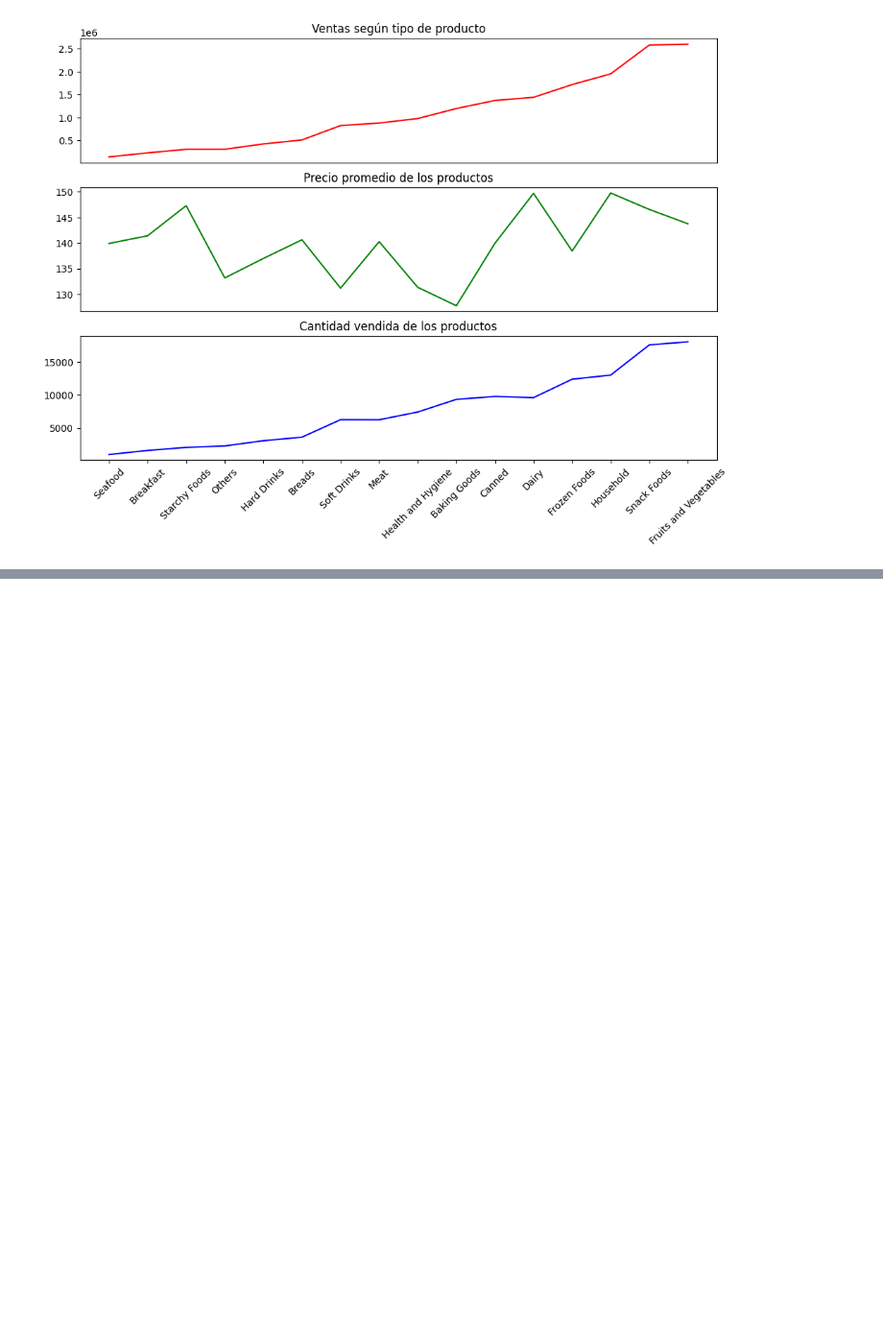
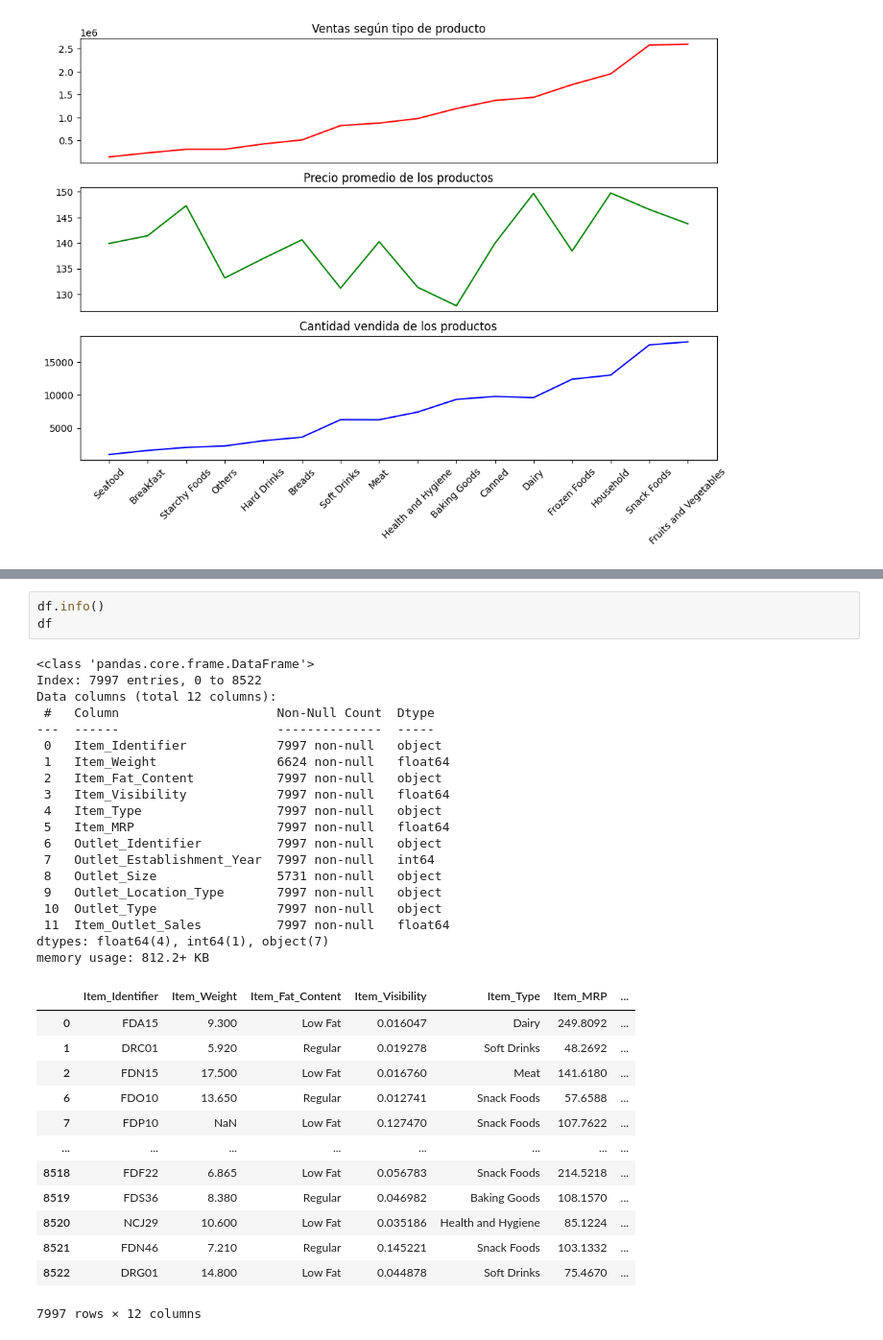
Before and after one commit to Fermasango28/Fermasango28, a Jupyter notebook: Predicccion.ipynb, the cells around one changed output, grey strips where cells are left out. Shown: that part at 96% size. Cells and saved outputs as stored; diff of their text form; blank space fills up the shorter version.

```diff
--- a/Predicccion.ipynb
+++ b/Predicccion.ipynb
@@ -181,0 +245,36 @@ plt.show()
+# %%
+df.info()
+df
+# %% [output]
+<class 'pandas.core.frame.DataFrame'>
+Index: 7997 entries, 0 to 8522
+Data columns (total 12 columns):
+ #   Column                     Non-Null Count  Dtype
+---  ------                     --------------  -----
+ 0   Item_Identifier            7997 non-null   object
+ 1   Item_Weight                6624 non-null   float64
+ 2   Item_Fat_Content           7997 non-null   object
+ 3   Item_Visibility            7997 non-null   float64
+ 4   Item_Type                  7997 non-null   object
+ 5   Item_MRP                   7997 non-null   float64
+ 6   Outlet_Identifier          7997 non-null   object
+ 7   Outlet_Establishment_Year  7997 non-null   int64
+ 8   Outlet_Size                5731 non-null   object
+ 9   Outlet_Location_Type       7997 non-null   object
+ 10  Outlet_Type                7997 non-null   object
+ 11  Item_Outlet_Sales          7997 non-null   float64
+dtypes: float64(4), int64(1), object(7)
+memory usage: 812.2+ KB
+|  | Item_Identifier | Item_Weight | Item_Fat_Content | Item_Visibility | Item_Type | Item_MRP | ... |
+| 0 | FDA15 | 9.300 | Low Fat | 0.016047 | Dairy | 249.8092 | ... |
+| 1 | DRC01 | 5.920 | Regular | 0.019278 | Soft Drinks | 48.2692 | ... |
+| 2 | FDN15 | 17.500 | Low Fat | 0.016760 | Meat | 141.6180 | ... |
+| 6 | FDO10 | 13.650 | Regular | 0.012741 | Snack Foods | 57.6588 | ... |
+| 7 | FDP10 | NaN | Low Fat | 0.127470 | Snack Foods | 107.7622 | ... |
+| ... | ... | ... | ... | ... | ... | ... | ... |
+| 8518 | FDF22 | 6.865 | Low Fat | 0.056783 | Snack Foods | 214.5218 | ... |
+| 8519 | FDS36 | 8.380 | Regular | 0.046982 | Baking Goods | 108.1570 | ... |
+| 8520 | NCJ29 | 10.600 | Low Fat | 0.035186 | Health and Hygiene | 85.1224 | ... |
+| 8521 | FDN46 | 7.210 | Regular | 0.145221 | Snack Foods | 103.1332 | ... |
+| 8522 | DRG01 | 14.800 | Low Fat | 0.044878 | Soft Drinks | 75.4670 | ... |
+7997 rows × 12 columns
```
Also changed, not shown: parts of 28 cells of this notebook.
